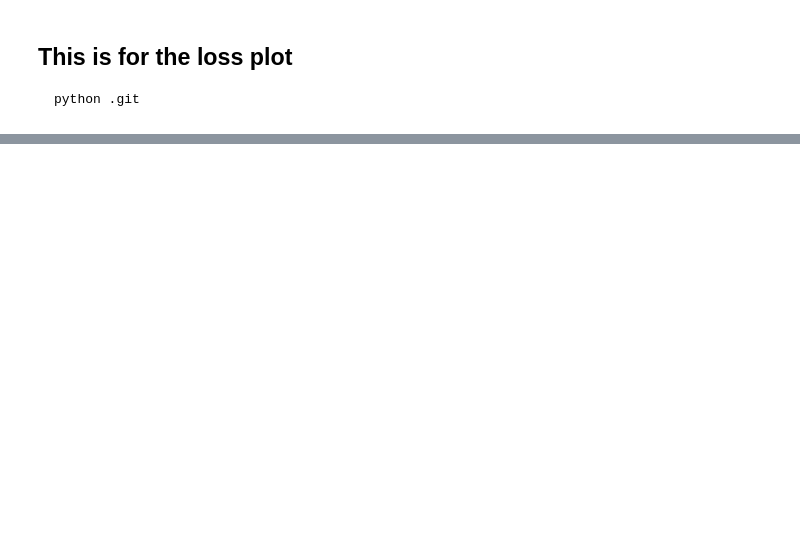
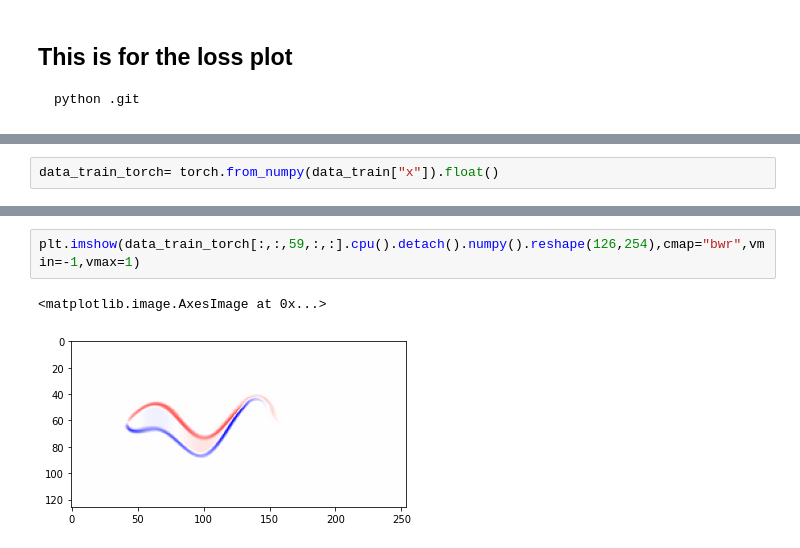
Before and after one commit to liangaomng/HSPS, a Jupyter notebook: read_loss.ipynb, the cells around one changed output, grey strips where cells are left out. Cells and saved outputs as stored; diff of their text form; blank space fills up the shorter version.

```diff
--- a/read_loss.ipynb
+++ b/read_loss.ipynb
@@ -44,0 +597,2 @@ Text(0.5, 1.0, 'plot loss')
+# %%
+data_train_torch= torch.from_numpy(data_train["x"]).float()
@@ -44,0 +664,5 @@ Text(0.5, 1.0, 'plot loss')
+# %%
+plt.imshow(data_train_torch[:,:,59,:,:].cpu().detach().numpy().reshape(126,254),cmap="bwr",vmin=-1,vmax=1)
+# %% [output]
+<matplotlib.image.AxesImage at 0x...>
+[figure, added]
```
Also changed, not shown: parts of 21 cells of this notebook, 18 other files.
